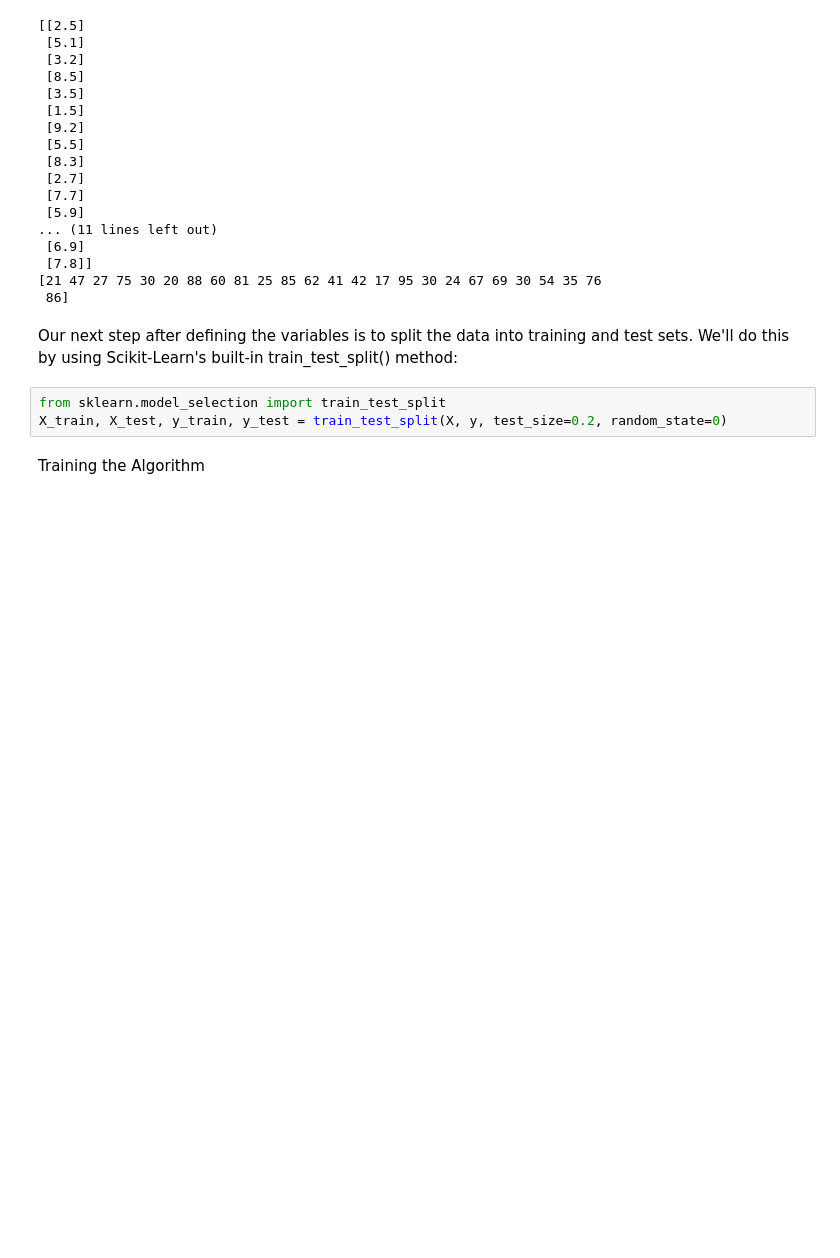
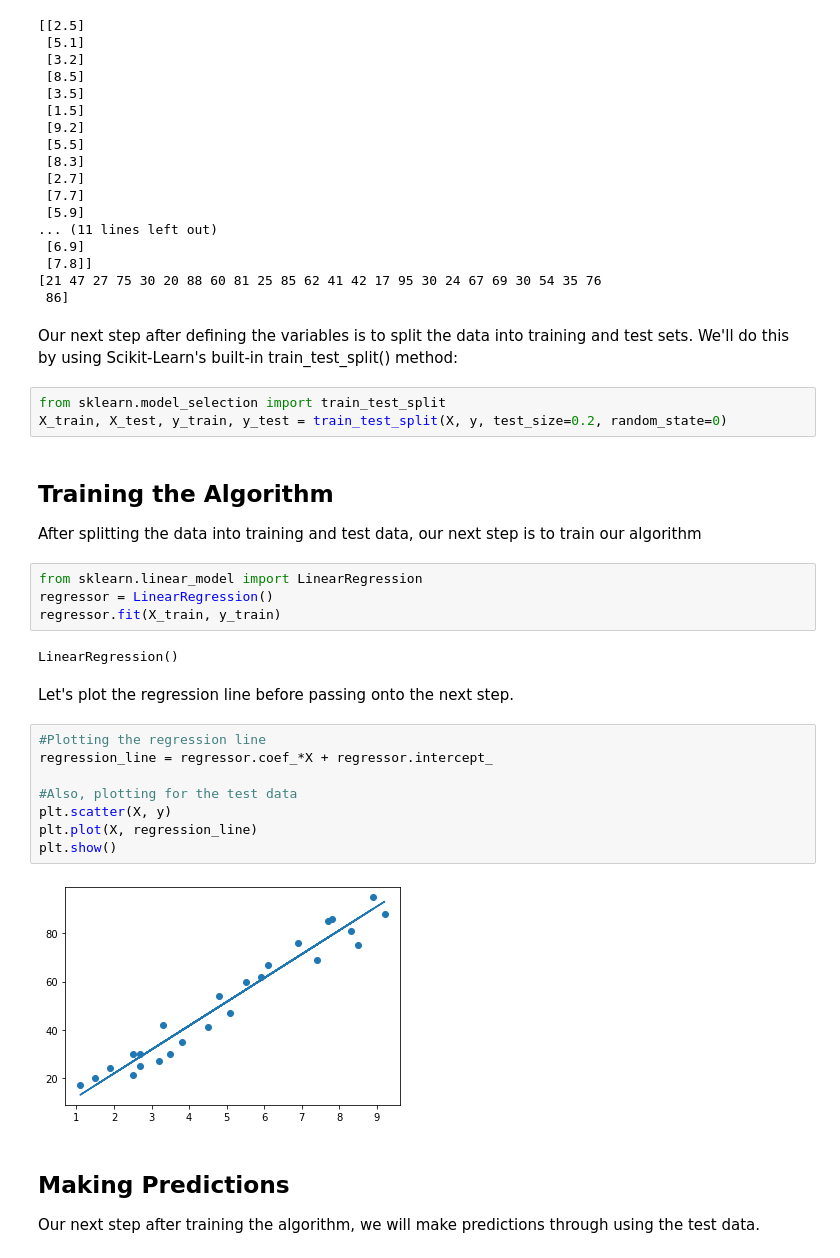
Before and after one commit to priyansh213/SparksFoundation-GRIP-2021-Tasks, a Jupyter notebook: SPARK_task1.ipynb, the cells around one changed output. Drawn from its saved outputs; the diff is of its cells as text; blank space fills up the shorter version.

```diff
--- a/SPARK_task1.ipynb
+++ b/SPARK_task1.ipynb
@@ -64,5 +62,29 @@ Our next step after defining the variables is to split the data into training an
 # %%
 from sklearn.model_selection import train_test_split
 X_train, X_test, y_train, y_test = train_test_split(X, y, test_size=0.2, random_state=0)
-# %% [markdown]
-Training the Algorithm
+# %% [markdown]
+## Training the Algorithm
+
+After splitting the data into training and test data, our next step is to train our algorithm
+# %%
+from sklearn.linear_model import LinearRegression
+regressor = LinearRegression()
+regressor.fit(X_train, y_train)
+# %% [output]
+LinearRegression()
+# %% [markdown]
+Let's plot the regression line before passing onto the next step.
+# %%
+#Plotting the regression line
+regression_line = regressor.coef_*X + regressor.intercept_
+
+#Also, plotting for the test data
+plt.scatter(X, y)
+plt.plot(X, regression_line)
+plt.show()
+# %% [output]
+[figure, added]
+# %% [markdown]
+## **Making Predictions**
+
+Our next step after training the algorithm, we will make predictions through using the test data.
```
Also changed, not shown: parts of 14 cells of this notebook.
